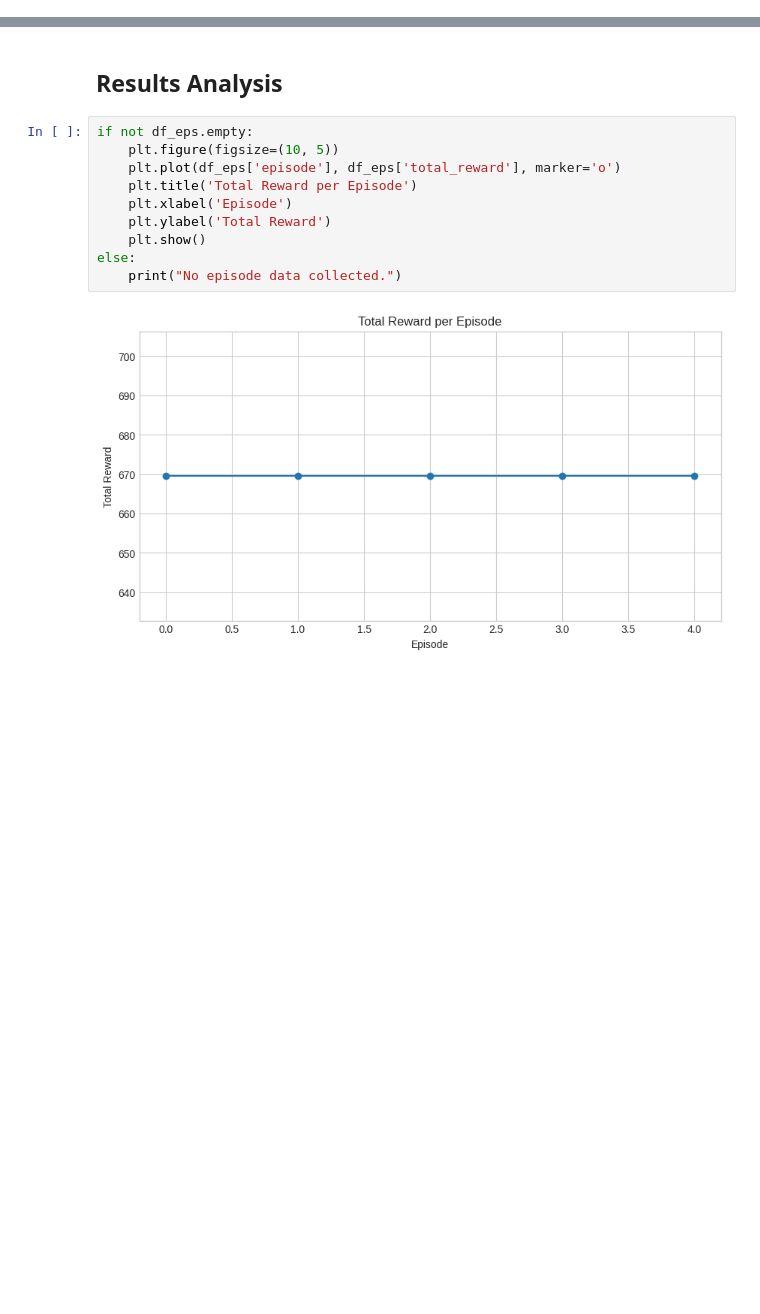
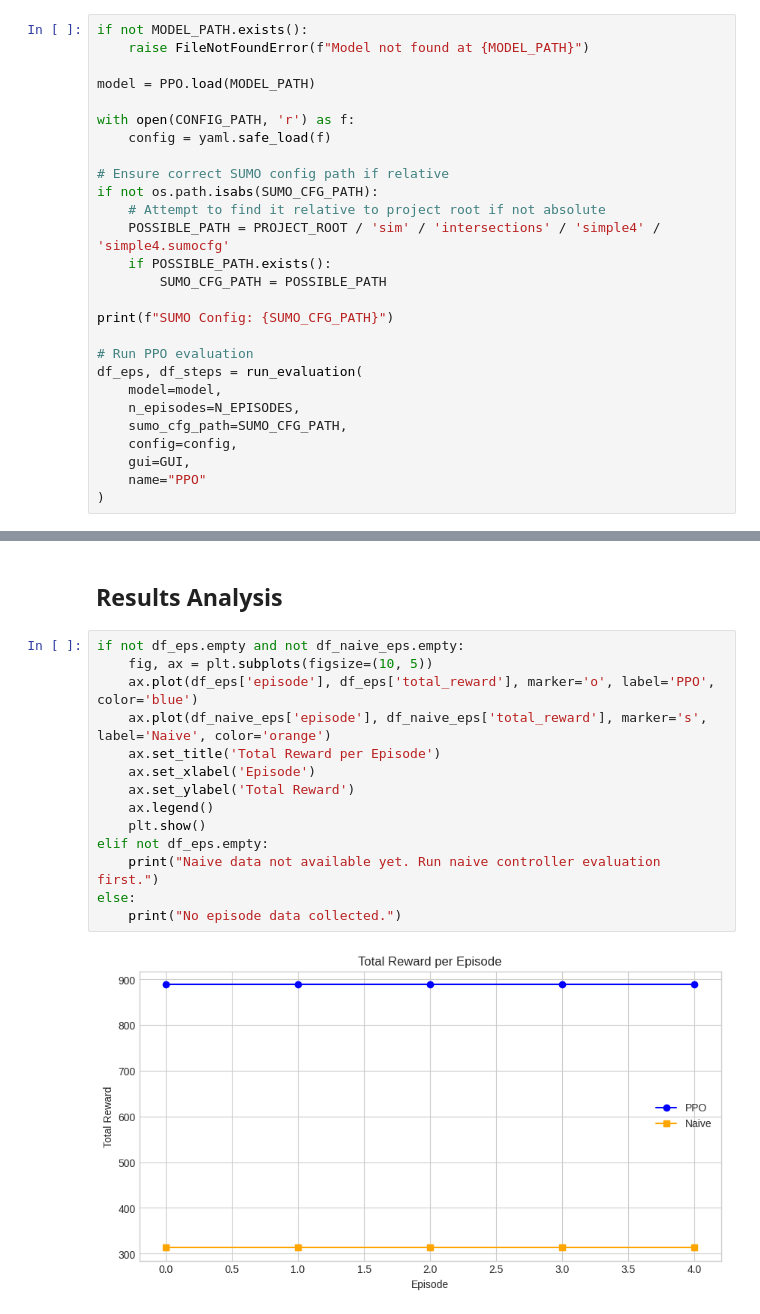
Before and after one commit to traffic-zero/traffic-zero, a Jupyter notebook: scripts/sim/sumo_results.ipynb, the cells around one changed output, grey strips where cells are left out. Cells and saved outputs as stored; diff of their text form; blank space fills up the shorter version.

```diff
--- a/scripts/sim/sumo_results.ipynb
+++ b/scripts/sim/sumo_results.ipynb
@@ -154,0 +142,27 @@ Evaluation complete.
+# %%
+if not MODEL_PATH.exists():
+    raise FileNotFoundError(f"Model not found at {MODEL_PATH}")
+
+model = PPO.load(MODEL_PATH)
+
+with open(CONFIG_PATH, 'r') as f:
+    config = yaml.safe_load(f)
+
+# Ensure correct SUMO config path if relative
+if not os.path.isabs(SUMO_CFG_PATH):
+    # Attempt to find it relative to project root if not absolute
+    POSSIBLE_PATH = PROJECT_ROOT / 'sim' / 'intersections' / 'simple4' / 'simple4.sumocfg'
+    if POSSIBLE_PATH.exists():
+        SUMO_CFG_PATH = POSSIBLE_PATH
+
+print(f"SUMO Config: {SUMO_CFG_PATH}")
+
+# Run PPO evaluation
+df_eps, df_steps = run_evaluation(
+    model=model,
+    n_episodes=N_EPISODES,
+    sumo_cfg_path=SUMO_CFG_PATH,
+    config=config,
+    gui=GUI,
+    name="PPO"
+)
@@ -155,15 +244,19 @@ Evaluation complete.
 # %% [markdown]
 ## Results Analysis
 # %%
-if not df_eps.empty:
-    plt.figure(figsize=(10, 5))
-    plt.plot(df_eps['episode'], df_eps['total_reward'], marker='o')
-    plt.title('Total Reward per Episode')
-    plt.xlabel('Episode')
-    plt.ylabel('Total Reward')
+if not df_eps.empty and not df_naive_eps.empty:
+    fig, ax = plt.subplots(figsize=(10, 5))
+    ax.plot(df_eps['episode'], df_eps['total_reward'], marker='o', label='PPO', color='blue')
+    ax.plot(df_naive_eps['episode'], df_naive_eps['total_reward'], marker='s', label='Naive', color='orange')
+    ax.set_title('Total Reward per Episode')
+    ax.set_xlabel('Episode')
+    ax.set_ylabel('Total Reward')
+    ax.legend()
     plt.show()
+elif not df_eps.empty:
+    print("Naive data not available yet. Run naive controller evaluation first.")
 else:
     print("No episode data collected.")
 # %% [output]
-[figure, old version]
+[figure, new version]
 # %%
```
Also changed, not shown: parts of 15 cells of this notebook, 1 other file.
